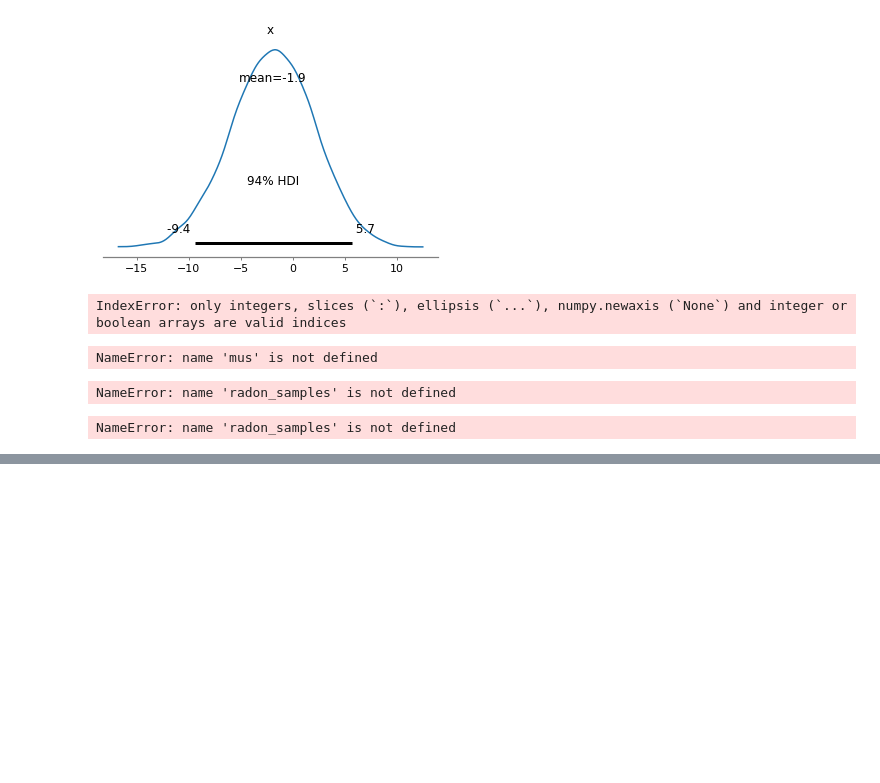
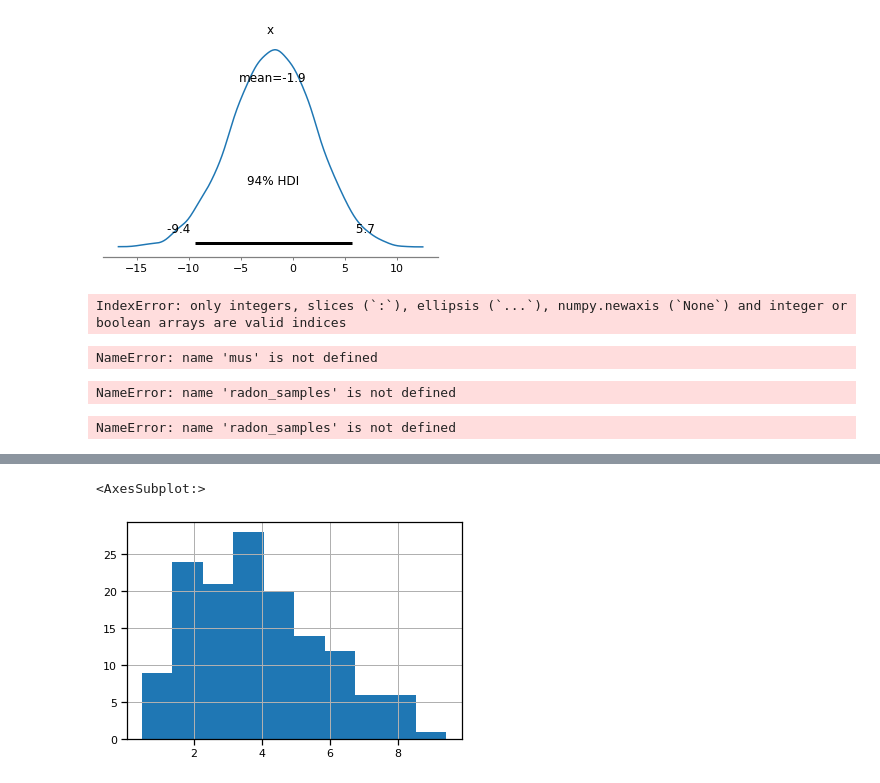
Before and after one commit to jdoolittle126/se419-master, a Jupyter notebook: exercise-04.2/Exercise 4.2.ipynb, the cells around one changed output, grey strips where cells are left out. Saved outputs shown, nothing was run; the diff lists cells and outputs as text; code cells hidden in the pictures; blank space fills up the shorter version.

```diff
--- a/exercise-04.2/Exercise 4.2.ipynb
+++ b/exercise-04.2/Exercise 4.2.ipynb
@@ -125,0 +222,3 @@ with Model() as prior_sensitivity:
+# %%
+nash_precip = pd.read_table('nashville_precip.txt', delimiter='\s+', na_values='NA', index_col=0)
+nash_precip.head()
@@ -125,0 +233,8 @@ with Model() as prior_sensitivity:
+# %%
+july_rain = nash_precip.Jul
+jan_rain = nash_precip.Jan
+# %%
+july_rain.hist()
+# %% [output]
+<AxesSubplot:>
+[figure, added]
```
Also changed, not shown: parts of 34 cells of this notebook, 2 other files.
